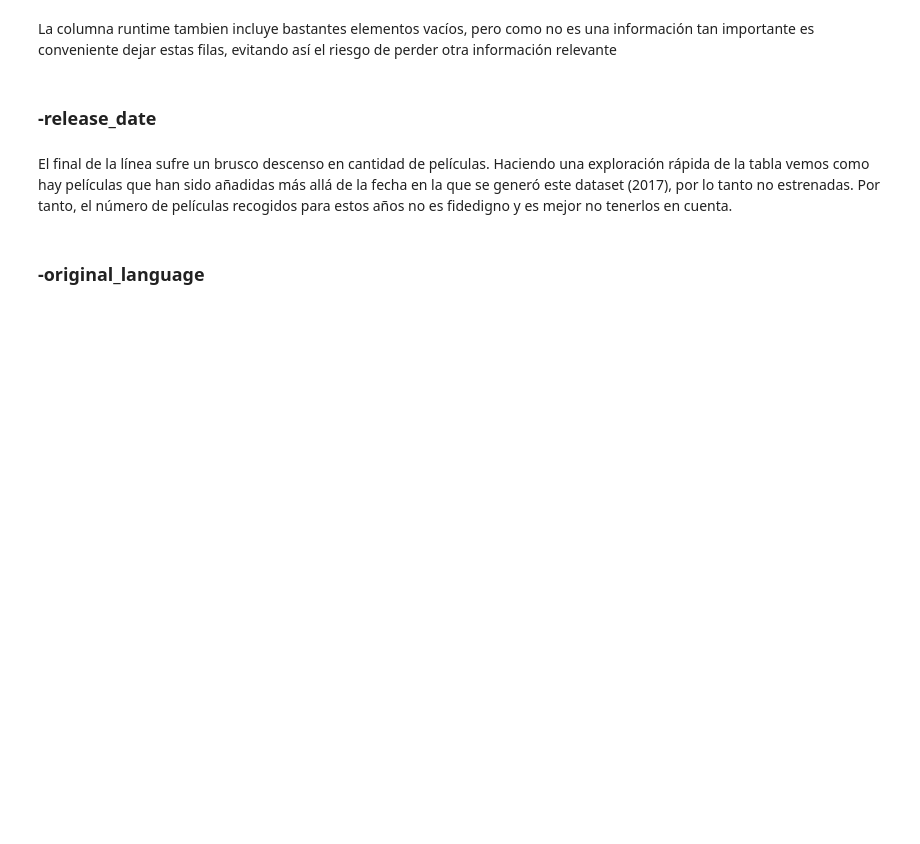
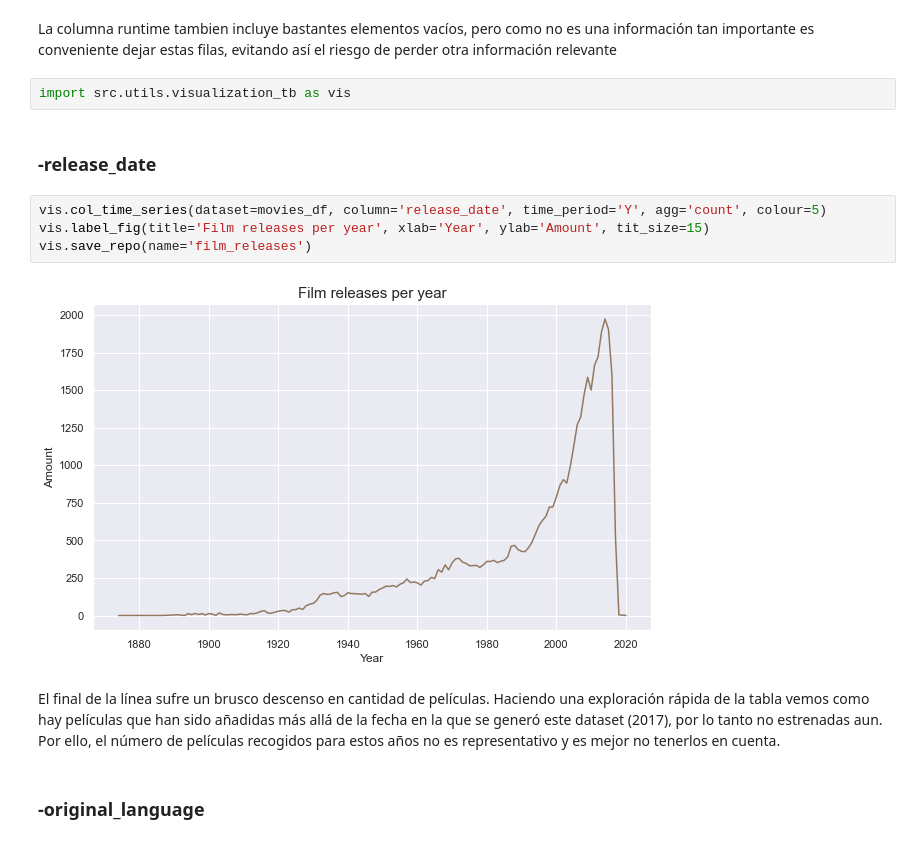
Before and after one commit to JaunIgciona/DataBootcamp_Nov2020, a Jupyter notebook: 4. Proyectos/EDA project/src/main.ipynb, the cells around one changed output. Saved outputs shown, nothing was run; the diff lists cells and outputs as text; blank space fills up the shorter version.

```diff
--- a/4. Proyectos/EDA project/src/main.ipynb
+++ b/4. Proyectos/EDA project/src/main.ipynb
@@ -305,9 +306,17 @@ Existen algunos elementos vacíos en la columna release_dates. Como esta columna
 movies_df = movies_df[movies_df.release_date.notna()]
 # %% [markdown]
 La columna runtime tambien incluye bastantes elementos vacíos, pero como no es una información tan importante es conveniente dejar estas filas, evitando así el riesgo de perder otra información relevante
+# %%
+import src.utils.visualization_tb as vis
 # %% [markdown]
 ### -release_date
+# %%
+vis.col_time_series(dataset=movies_df, column='release_date', time_period='Y', agg='count', colour=5)
+vis.label_fig(title='Film releases per year', xlab='Year', ylab='Amount', tit_size=15)
+vis.save_repo(name='film_releases')
+# %% [output]
+[figure, added]
 # %% [markdown]
-El final de la línea sufre un brusco descenso en cantidad de películas. Haciendo una exploración rápida de la tabla vemos como hay películas que han sido añadidas más allá de la fecha en la que se generó este dataset (2017), por lo tanto no estrenadas. Por tanto, el número de películas recogidos para estos años no es fidedigno y es mejor no tenerlos en cuenta.
+El final de la línea sufre un brusco descenso en cantidad de películas. Haciendo una exploración rápida de la tabla vemos como hay películas que han sido añadidas más allá de la fecha en la que se generó este dataset (2017), por lo tanto no estrenadas aun. Por ello, el número de películas recogidos para estos años no es representativo y es mejor no tenerlos en cuenta.
 # %% [markdown]
 ### -original_language
```
Also changed, not shown: parts of 33 cells of this notebook, 22 other files.
